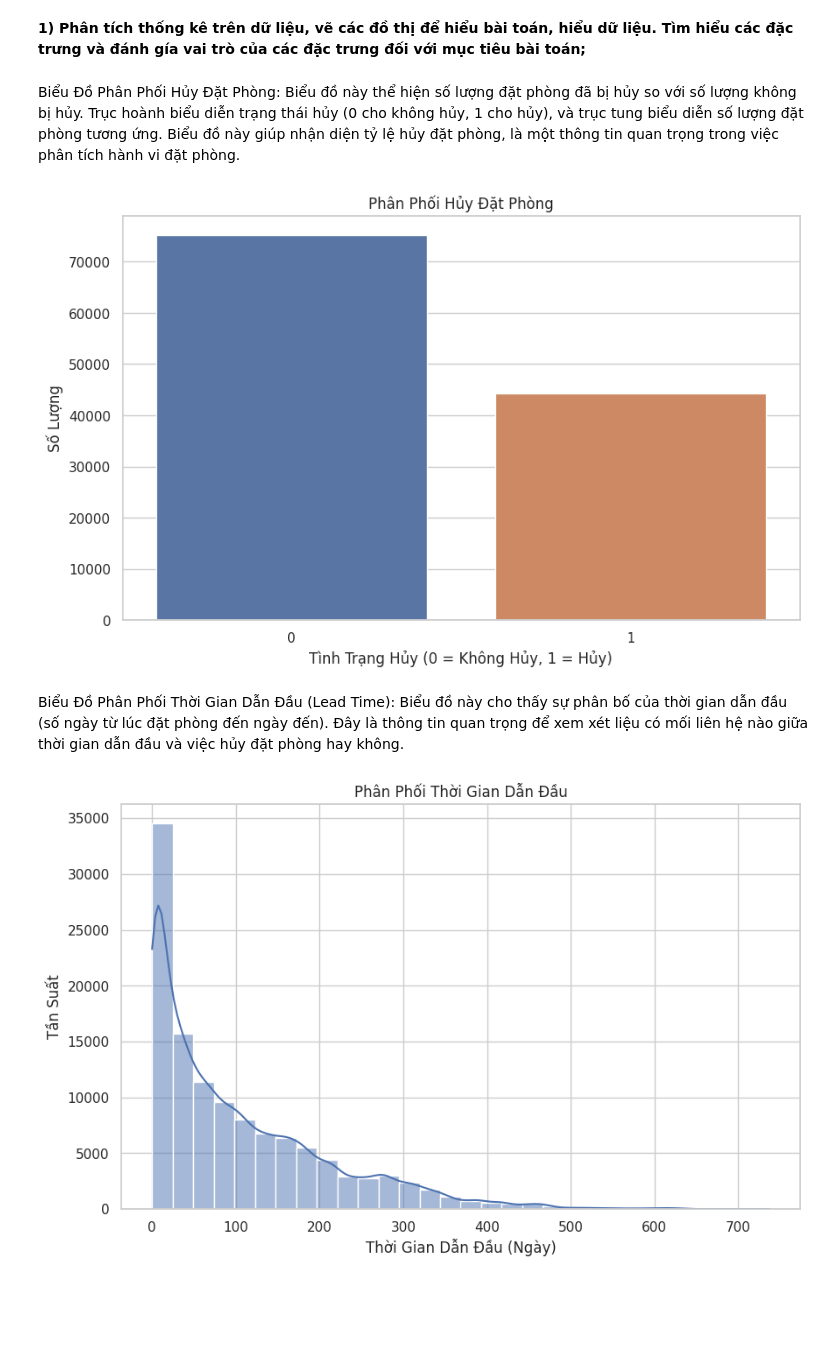
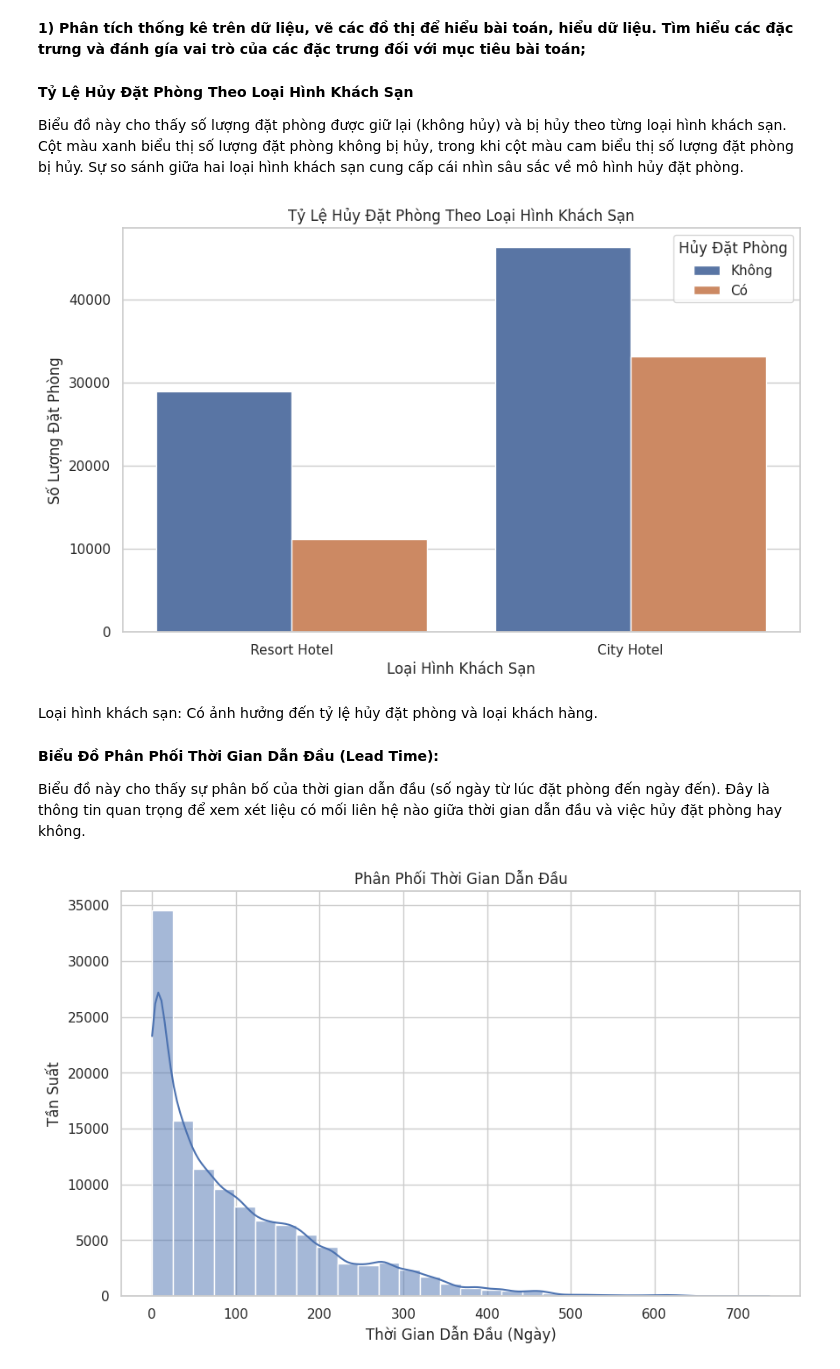
Before and after one commit to quynhnhu1692/Final-Project, a Jupyter notebook: Final_project.ipynb, the cells around one changed output. Cells and saved outputs as stored; diff of their text form; code cells hidden in the pictures; blank space fills up the shorter version.

```diff
--- a/Final_project.ipynb
+++ b/Final_project.ipynb
@@ -131,19 +84,26 @@ previous_cancellations: Số lần đặt phòng trước đó mà khách đã h
 # %% [markdown]
 **1) Phân tích thống kê trên dữ liệu, vẽ các đồ thị để hiểu bài toán, hiểu dữ liệu. Tìm hiểu các đặc trưng và đánh gía vai trò của các đặc trưng đối với mục tiêu bài toán;**
-# %% [markdown]
-Biểu Đồ Phân Phối Hủy Đặt Phòng: Biểu đồ này thể hiện số lượng đặt phòng đã bị hủy so với số lượng không bị hủy. Trục hoành biểu diễn trạng thái hủy (0 cho không hủy, 1 cho hủy), và trục tung biểu diễn số lượng đặt phòng tương ứng. Biểu đồ này giúp nhận diện tỷ lệ hủy đặt phòng, là một thông tin quan trọng trong việc phân tích hành vi đặt phòng.
+# %% [markdown]
+**Tỷ Lệ Hủy Đặt Phòng Theo Loại Hình Khách Sạn**
+
+Biểu đồ này cho thấy số lượng đặt phòng được giữ lại (không hủy) và bị hủy theo từng loại hình khách sạn. Cột màu xanh biểu thị số lượng đặt phòng không bị hủy, trong khi cột màu cam biểu thị số lượng đặt phòng bị hủy. Sự so sánh giữa hai loại hình khách sạn cung cấp cái nhìn sâu sắc về mô hình hủy đặt phòng.
 # %%
-# Phân tích phân phối của việc hủy đặt phòng
+# Tỷ Lệ Hủy Đặt Phòng Theo Loại Hình Khách Sạn
 plt.figure(figsize=(10, 6))
-sns.countplot(x='is_canceled', data=data)
-plt.title('Phân Phối Hủy Đặt Phòng')
-plt.xlabel('Tình Trạng Hủy (0 = Không Hủy, 1 = Hủy)')
-plt.ylabel('Số Lượng')
+sns.countplot(x='hotel', hue='is_canceled', data= data)
+plt.title('Tỷ Lệ Hủy Đặt Phòng Theo Loại Hình Khách Sạn')
+plt.xlabel('Loại Hình Khách Sạn')
+plt.ylabel('Số Lượng Đặt Phòng')
+plt.legend(title='Hủy Đặt Phòng', labels=['Không', 'Có'])
 plt.show()
 # %% [output]
-[figure, old version]
+[figure, new version]
+# %% [markdown]
+Loại hình khách sạn: Có ảnh hưởng đến tỷ lệ hủy đặt phòng và loại khách hàng.
 # %% [markdown]
-Biểu Đồ Phân Phối Thời Gian Dẫn Đầu (Lead Time): Biểu đồ này cho thấy sự phân bố của thời gian dẫn đầu (số ngày từ lúc đặt phòng đến ngày đến). Đây là thông tin quan trọng để xem xét liệu có mối liên hệ nào giữa thời gian dẫn đầu và việc hủy đặt phòng hay không.
+**Biểu Đồ Phân Phối Thời Gian Dẫn Đầu (Lead Time):**
+
+Biểu đồ này cho thấy sự phân bố của thời gian dẫn đầu (số ngày từ lúc đặt phòng đến ngày đến). Đây là thông tin quan trọng để xem xét liệu có mối liên hệ nào giữa thời gian dẫn đầu và việc hủy đặt phòng hay không.
 # %%
 # Phân tích phân phối thời gian dẫn đầu
 plt.figure(figsize=(10, 6))
```
Also changed, not shown: parts of 14 cells of this notebook.
